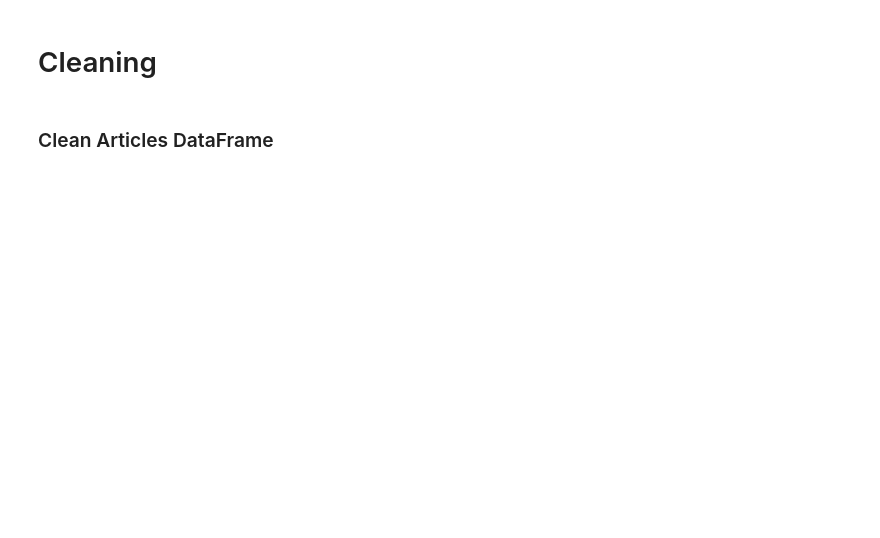
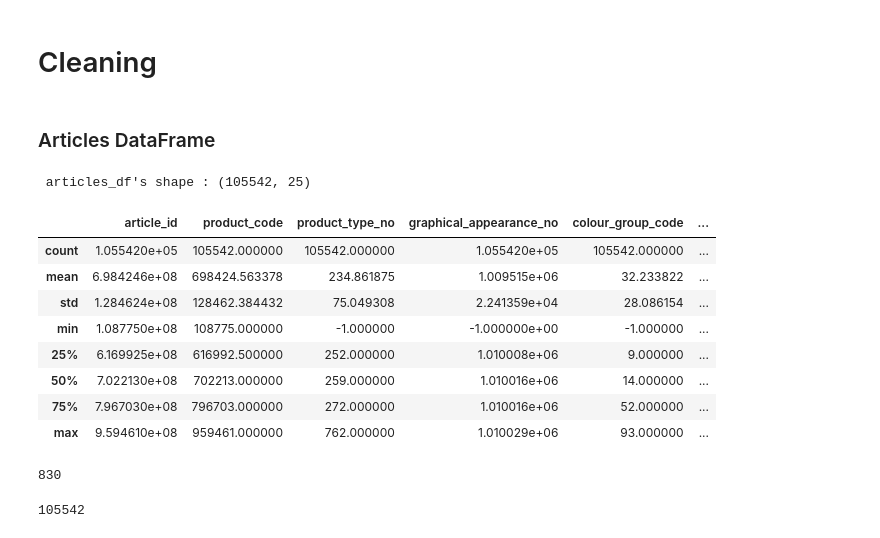
Before and after one commit to parisrahmani/HM-NLP-Recommender, a Jupyter notebook: notebooks/01-EDA-HM.ipynb, the cells around one changed output. Saved outputs shown, nothing was run; the diff lists cells and outputs as text; code cells hidden in the pictures; blank space fills up the shorter version.

```diff
--- a/notebooks/01-EDA-HM.ipynb
+++ b/notebooks/01-EDA-HM.ipynb
@@ -39,6 +27,21 @@ customers_df.head(2)
 # %% [markdown]
 # Cleaning
 # %% [markdown]
-### Clean Articles DataFrame
+### Articles DataFrame
+# %%
+articles_df.shape
+print(f" articles_df's shape : {articles_df.shape}")
+# %% [output]
+ articles_df's shape : (105542, 25)
 # %%
-# articles_df.describe()
+articles_df.describe()
+# %% [output]
+|  | article_id | product_code | product_type_no | graphical_appearance_no | colour_group_code | ... |
+| count | 1.055420e+05 | 105542.000000 | 105542.000000 | 1.055420e+05 | 105542.000000 | ... |
+| mean | 6.984246e+08 | 698424.563378 | 234.861875 | 1.009515e+06 | 32.233822 | ... |
+| std | 1.284624e+08 | 128462.384432 | 75.049308 | 2.241359e+04 | 28.086154 | ... |
+| min | 1.087750e+08 | 108775.000000 | -1.000000 | -1.000000e+00 | -1.000000 | ... |
+| 25% | 6.169925e+08 | 616992.500000 | 252.000000 | 1.010008e+06 | 9.000000 | ... |
+| 50% | 7.022130e+08 | 702213.000000 | 259.000000 | 1.010016e+06 | 14.000000 | ... |
+| 75% | 7.967030e+08 | 796703.000000 | 272.000000 | 1.010016e+06 | 52.000000 | ... |
+| max | 9.594610e+08 | 959461.000000 | 762.000000 | 1.010029e+06 | 93.000000 | ... |
@@ -45 +53,11 @@ customers_df.head(2)
+# %%
+# Filter rows where any column has a value of -1
+rows_with_neg1 = articles_df[(articles_df == -1).any(axis=1)]
+rows_with_neg1.shape[0]
+# %% [output]
+830
+# %%
+articles_df.shape[0]
+# %% [output]
+105542
 # %%
```
Also changed, not shown: parts of 40 cells of this notebook.
